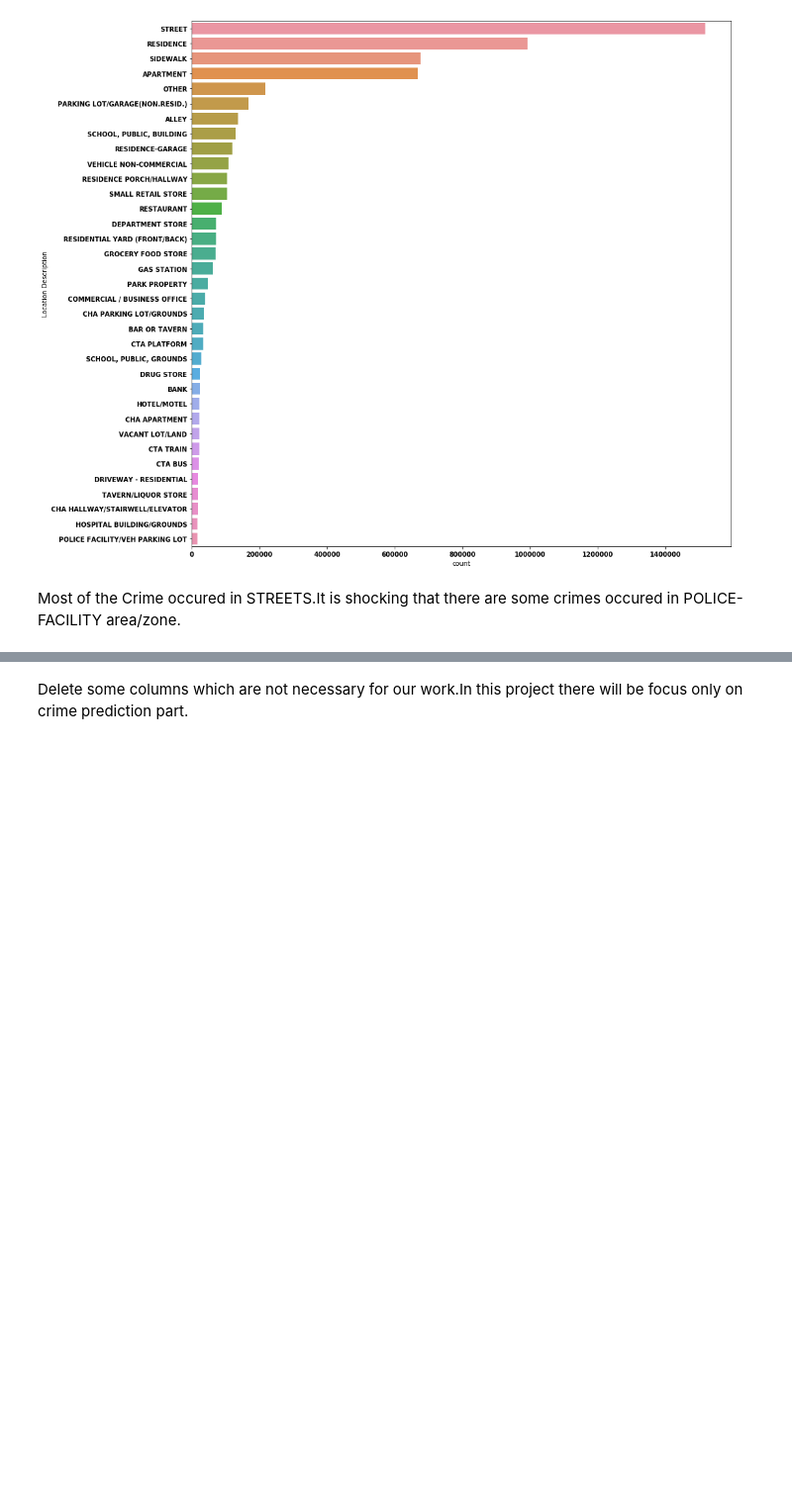
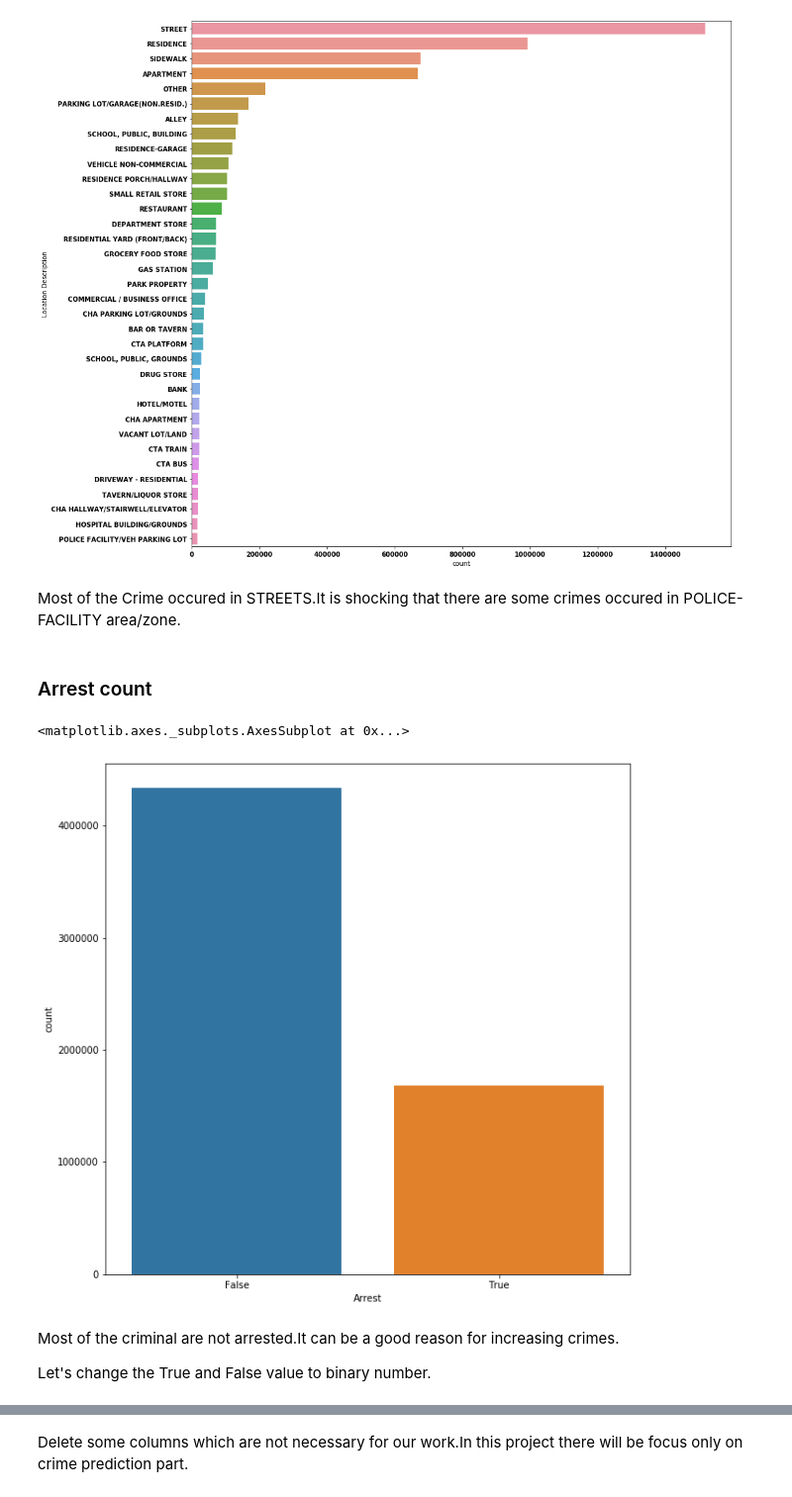
Before and after one commit to LIMON100/Crimes-in-Chicago, a Jupyter notebook: CrimeAnalysis.ipynb, the cells around one changed output, grey strips where cells are left out. Shown: that part at 99% size. Cells and saved outputs as stored; diff of their text form; code cells hidden in the pictures; blank space fills up the shorter version.

Commit message:
work with Arrest column

```diff
--- a/CrimeAnalysis.ipynb
+++ b/CrimeAnalysis.ipynb
@@ -392,3 +394,15 @@ sns.countplot(y= 'Location Description' , data = dataset , order = dataset['Loca
 [figure]
 # %% [markdown]
 Most of the Crime occured in STREETS.It is shocking that there are some crimes occured in POLICE-FACILITY area/zone.
+# %% [markdown]
+### Arrest count
+# %%
+plt.figure(figsize = (10 , 10))
+sns.countplot(x = 'Arrest' , data = dataset)
+# %% [output]
+<matplotlib.axes._subplots.AxesSubplot at 0x...>
+[figure, added]
+# %% [markdown]
+Most of the criminal are not arrested.It can be a good reason for increasing crimes.
+
+Let's change the True and False value to binary number.
```
Also changed, not shown: parts of 11 cells of this notebook.
